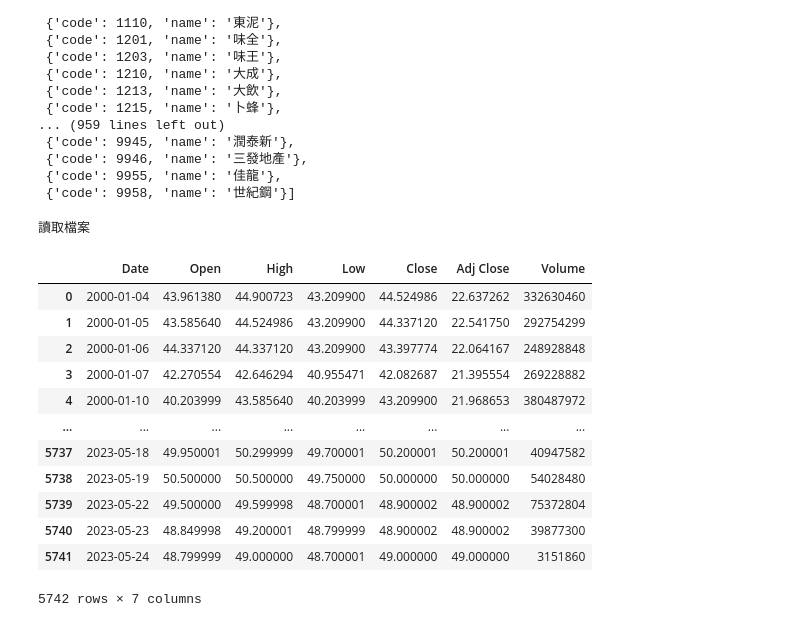
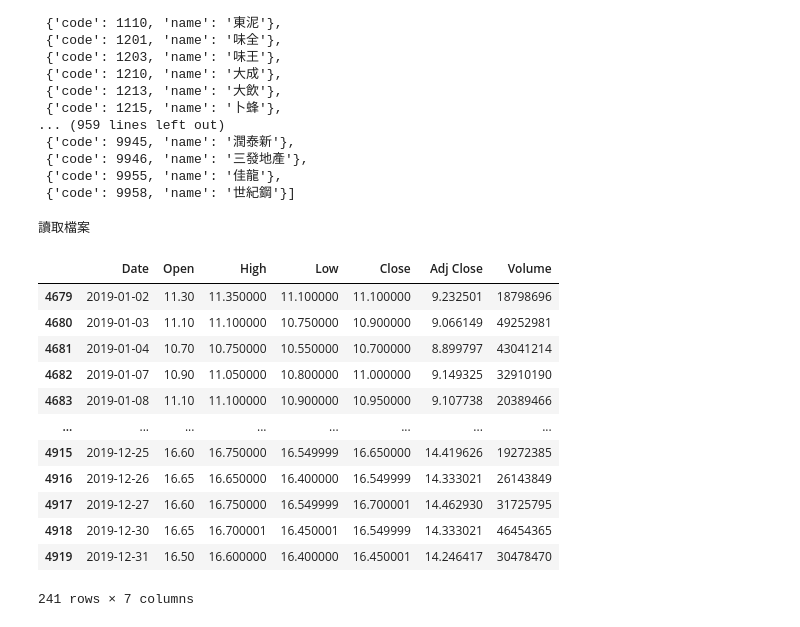
Before and after one commit to roberthsu2003/pythonFlask, a Jupyter notebook: 學院_11202python應用實戰班/2023_05_11/test.ipynb, the cells around one changed output. Saved outputs shown, nothing was run; the diff lists cells and outputs as text; code cells hidden in the pictures.

```diff
--- a/學院_11202python應用實戰班/2023_05_11/test.ipynb
+++ b/學院_11202python應用實戰班/2023_05_11/test.ipynb
@@ -108,33 +108,42 @@ get_stockid()
 # %%
 #搜尋出股票特定的年份
 
 import os
 from datetime import datetime
 import pandas as pd
 current = os.path.abspath("./")
 current_date = datetime.now()
 stockid = "2303.TW"
 filename = f"{stockid}_{current_date.year}_{current_date.month}_{current_date.day}.csv"
 file_path = os.path.join(current,'data',filename)
 if not os.path.exists(file_path):
     print("建立檔案")
 else:
     print("讀取檔案")
 
+year = '2019'
+startYear = f'{year}-1-1'
+stopYear = f'{year}-12-31'
 stock_dataFrame = pd.read_csv(file_path)
+stock_dataFrame['Date'] = pd.to_datetime(stock_dataFrame['Date'])
 stock_dataFrame
+#stock_dataFrame.info()
+
+mask = (stock_dataFrame['Date'] >= startYear) & (stock_dataFrame['Date'] <= stopYear)
+
+stock_dataFrame.loc[mask]
 # %% [output]
 讀取檔案
 |  | Date | Open | High | Low | Close | Adj Close | Volume |
-| 0 | 2000-01-04 | 43.961380 | 44.900723 | 43.209900 | 44.524986 | 22.637262 | 332630460 |
-| 1 | 2000-01-05 | 43.585640 | 44.524986 | 43.209900 | 44.337120 | 22.541750 | 292754299 |
-| 2 | 2000-01-06 | 44.337120 | 44.337120 | 43.209900 | 43.397774 | 22.064167 | 248928848 |
-| 3 | 2000-01-07 | 42.270554 | 42.646294 | 40.955471 | 42.082687 | 21.395554 | 269228882 |
-| 4 | 2000-01-10 | 40.203999 | 43.585640 | 40.203999 | 43.209900 | 21.968653 | 380487972 |
+| 4679 | 2019-01-02 | 11.30 | 11.350000 | 11.100000 | 11.100000 | 9.232501 | 18798696 |
+| 4680 | 2019-01-03 | 11.10 | 11.100000 | 10.750000 | 10.900000 | 9.066149 | 49252981 |
+| 4681 | 2019-01-04 | 10.70 | 10.750000 | 10.550000 | 10.700000 | 8.899797 | 43041214 |
+| 4682 | 2019-01-07 | 10.90 | 11.050000 | 10.800000 | 11.000000 | 9.149325 | 32910190 |
+| 4683 | 2019-01-08 | 11.10 | 11.100000 | 10.900000 | 10.950000 | 9.107738 | 20389466 |
 | ... | ... | ... | ... | ... | ... | ... | ... |
-| 5737 | 2023-05-18 | 49.950001 | 50.299999 | 49.700001 | 50.200001 | 50.200001 | 40947582 |
-| 5738 | 2023-05-19 | 50.500000 | 50.500000 | 49.750000 | 50.000000 | 50.000000 | 54028480 |
-| 5739 | 2023-05-22 | 49.500000 | 49.599998 | 48.700001 | 48.900002 | 48.900002 | 75372804 |
-| 5740 | 2023-05-23 | 48.849998 | 49.200001 | 48.799999 | 48.900002 | 48.900002 | 39877300 |
-| 5741 | 2023-05-24 | 48.799999 | 49.000000 | 48.700001 | 49.000000 | 49.000000 | 3151860 |
+| 4915 | 2019-12-25 | 16.60 | 16.750000 | 16.549999 | 16.650000 | 14.419626 | 19272385 |
+| 4916 | 2019-12-26 | 16.65 | 16.650000 | 16.400000 | 16.549999 | 14.333021 | 26143849 |
+| 4917 | 2019-12-27 | 16.60 | 16.750000 | 16.549999 | 16.700001 | 14.462930 | 31725795 |
+| 4918 | 2019-12-30 | 16.65 | 16.700001 | 16.450001 | 16.549999 | 14.333021 | 46454365 |
+| 4919 | 2019-12-31 | 16.50 | 16.600000 | 16.400000 | 16.450001 | 14.246417 | 30478470 |
-5742 rows × 7 columns
+241 rows × 7 columns
```
